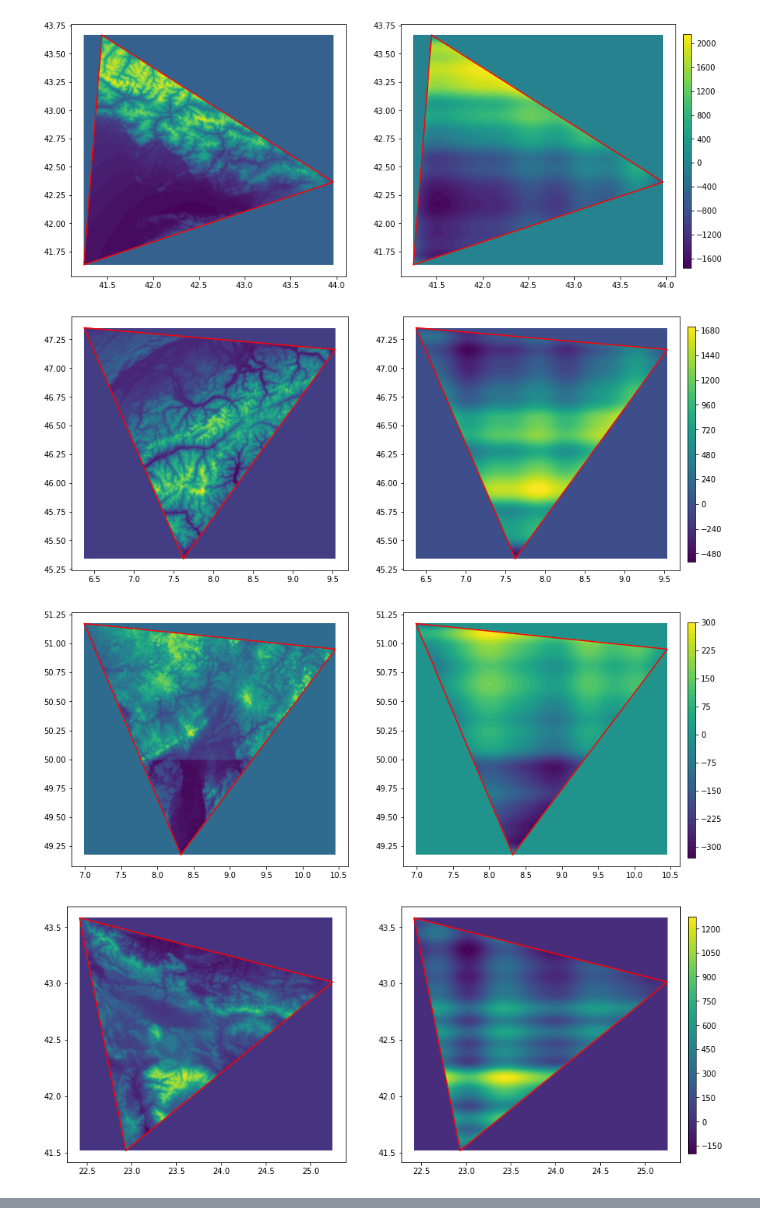
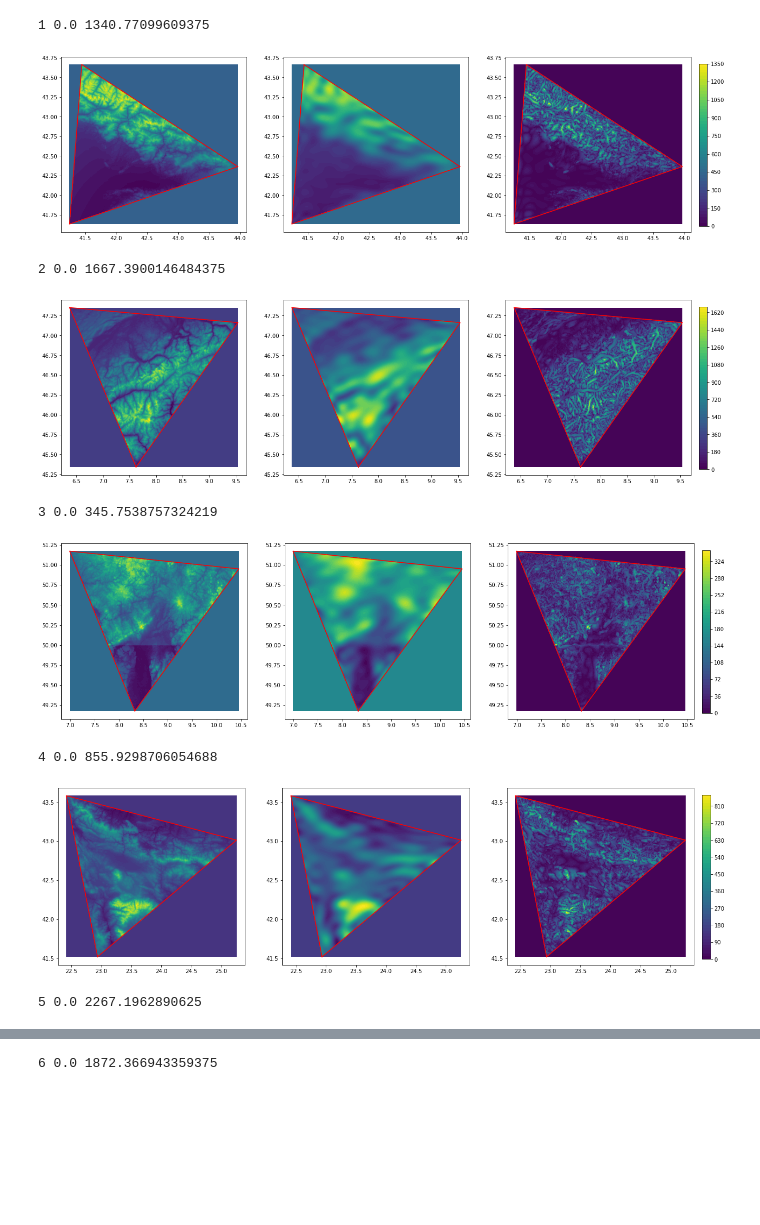
Before and after one commit to ray-chew/CSAM-Fortran, a Jupyter notebook: notebooks/debug_orogsrc.ipynb, the cells around one changed output, grey strips where cells are left out. Cells and saved outputs as stored; diff of their text form; code cells hidden in the pictures; blank space fills up the shorter version.

```diff
--- a/notebooks/debug_orogsrc.ipynb
+++ b/notebooks/debug_orogsrc.ipynb
@@ -33,7 +33,10 @@ def fetch_vwdata_by_idx(datfile,var,lon_centre,lat_centre,lon_vert,lat_vert,link
 #         print(lon_, lat_)
         lon_= lon_.ravel()
         lat_ = lat_.ravel()
-        z_ = np.flipud(z[n][:]).ravel()
+        z_ = np.flipud(z[n][:])
+
+        # print(z_[5])
+        z_ = z_.ravel()
 #         print(lon_.shape, lat_.shape, z_.shape)
         cond_lat = ( lat_vert.min() <= lat_ ) & ( lat_ <= lat_vert.max() )
         cond_lon = ( lon_vert.min() <= lon_ ) & ( lon_ <= lon_vert.max() )
@@ -52,17 +55,19 @@ def fetch_vwdata_by_idx(datfile,var,lon_centre,lat_centre,lon_vert,lat_vert,link
     lat_res = np.array(lat_res)
     z_res = np.array(z_res)
 
+    # print(z_res[300:350])
+
     del lat, lon, z
 
     #---- processing of the lat,lon,topo to get the regular 2D grid for topography
     lon_uniq, lat_uniq = np.unique(lon_res), np.unique(lat_res) # get unique values of lon,lat
     nla = len(lat_uniq); nlo = len(lon_uniq)
 
-#     print("lat_res shape = ", lat_res.shape)
-#     print("lon_res shape = ", lon_res.shape)
-#     print("z_res shape = ", z_res.shape)
-#     print("nla = ", nla)
-#     print("nlo = ", nlo)
+    # print("lat_res shape = ", lat_res.shape)
+    # print("lon_res shape = ", lon_res.shape)
+    # print("z_res shape = ", z_res.shape)
+    # print("nla = ", nla)
+    # print("nlo = ", nlo)
 
     #---- building 2D topography field
     lat_lon_topo = np.vstack((lat_res,lon_res,z_res)).T
@@ -71,6 +76,7 @@ def fetch_vwdata_by_idx(datfile,var,lon_centre,lat_centre,lon_vert,lat_vert,link
     lon_sort_id = np.array(lon_sort_id).reshape(-1)
     lat_lon_topo = lat_lon_topo[lon_sort_id]  # sorted according to longitude for each len(lon_u)
     topo_2D = np.reshape(lat_lon_topo[:,2],(nla,nlo))
+
     del lat_lon_topo, lon_sort_id
 
     # print('Data fetched...')
@@ -146,8 +175,9 @@ Wall time: 265 ms
 [figure]
 # %%
-df = nc.Dataset('../data/output_6.nc')
+sfx = '6'
+df = nc.Dataset('../data/output_%s.nc' %sfx)
 
-for i in range(1,7):
+for i in range(1,nouts+1):
     name = "topo_%i" %i
     lat_name = "lat_grid_%i" %i
     lon_name = "lon_grid_%i" %i
@@ -155,6 +185,8 @@ for i in range(1,7):
     data = df.variables[name][:]
     lat_grid = df.variables[lat_name][:]
     lon_grid = df.variables[lon_name][:]
+
+    print(data.shape)
 
     plt.contourf(lon_grid, lat_grid, data, 60)
 
@@ -176,40 +241,57 @@ df.close()
 # %%
-df = nc.Dataset('../data/output_6.nc')
+sfx = '6'
+df = nc.Dataset('../data/output_%s.nc' %sfx)
 
 for i in range(1,7):
     name = "topo_%i" %i
     lat_name = "lat_grid_%i" %i
     lon_name = "lon_grid_%i" %i
     recon_name = "topo_recon_%i" %i
     mask_name = "mask_%i" %i
 
     data = df.variables[name][:]
     lat_grid = df.variables[lat_name][:]
     lon_grid = df.variables[lon_name][:]
     topo_grid = df.variables[recon_name][:]
     mask = df.variables[mask_name][:]
 
+#     print(i, data_masked.min(), data_masked.max())
+#     print(i, topo_grid.min(), topo_grid.max())
+
     data_masked = data*mask
     # fig = plt.figure()
     # gs = fig.add_gridspec(1, 2, hspace=0, wspace=0.1)
     # (ax1, ax2) = gs.subplots()
-    fig, (ax1, ax2) = plt.subplots(1, 2, figsize=(14, 6))
+    fig, (ax1, ax2, ax3) = plt.subplots(1, 3, figsize=(21, 6))
     im1 = ax1.contourf(lon_grid, lat_grid, data_masked, 60)
-
     vid = i-1
     x = np.append(clon_vertices[vid,:],clon_vertices[vid,0])
     y = np.append(clat_vertices[vid,:],clat_vertices[vid,0])
     ax1.plot(x,y,'-r')
 
     im2 = ax2.contourf(lon_grid, lat_grid, topo_grid, 60)
     ax2.plot(x,y,'-r')
+    # cbar_ax = fig.add_axes([0.91, 0.15, 0.01, 0.7])
+    # fig.colorbar(im2, cax=cbar_ax)
+
+    diff_topo = np.abs(data_masked-topo_grid)
+    print(i, diff_topo.min(), diff_topo.max())
+    im3 = ax3.contourf(lon_grid, lat_grid, diff_topo, 60)
+    ax3.plot(x,y,'-r')
     cbar_ax = fig.add_axes([0.91, 0.15, 0.01, 0.7])
-    fig.colorbar(im2, cax=cbar_ax)
+    fig.colorbar(im3, cax=cbar_ax)
     plt.show()
 
+    print("")
+
 df.close()
 # %% [output]
+1 0.0 1340.77099609375
-[figure, old version]
+[figure, new version]
+2 0.0 1667.3900146484375
-[figure, old version]
+[figure, new version]
+3 0.0 345.7538757324219
-[figure, old version]
+[figure, new version]
+4 0.0 855.9298706054688
-[figure, old version]
+[figure, new version]
+5 0.0 2267.1962890625
@@ -216,0 +299 @@ df.close()
+6 0.0 1872.366943359375
```
Also changed, not shown: parts of 6 cells of this notebook, 4 other files.
